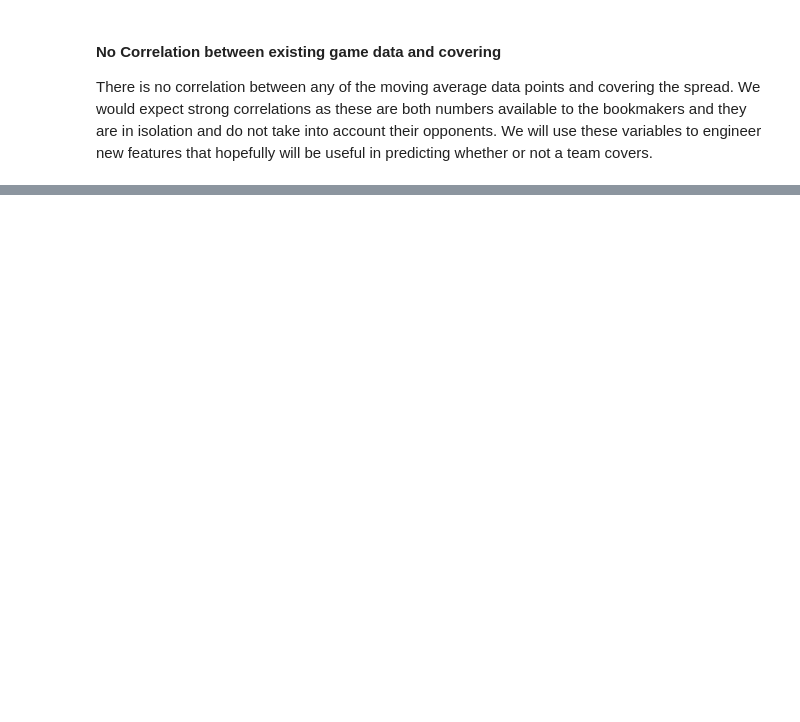
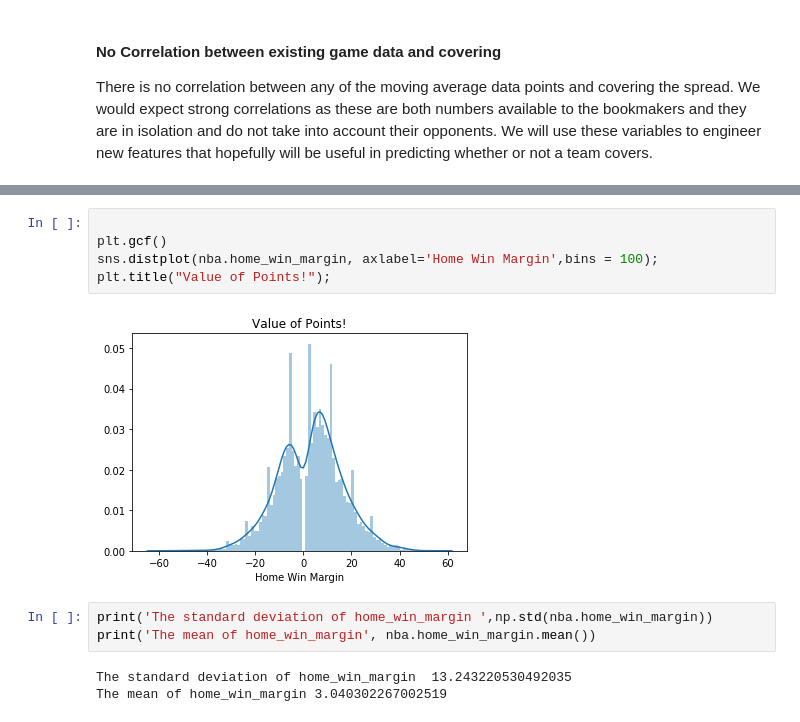
Before and after one commit to bryanco1966/Sports-Modeling, a Jupyter notebook: NBA_feature engineering.ipynb, the cells around one changed output, grey strips where cells are left out. Drawn from its saved outputs; the diff is of its cells as text; blank space fills up the shorter version.

```diff
--- a/NBA_feature engineering.ipynb
+++ b/NBA_feature engineering.ipynb
@@ -35,0 +89,13 @@ There is no correlation between any of the moving average data points and coveri
+# %%
+
+plt.gcf()
+sns.distplot(nba.home_win_margin, axlabel='Home Win Margin',bins = 100);
+plt.title("Value of Points!");
+# %% [output]
+[figure, added]
+# %%
+print('The standard deviation of home_win_margin ',np.std(nba.home_win_margin))
+print('The mean of home_win_margin', nba.home_win_margin.mean())
+# %% [output]
+The standard deviation of home_win_margin  13.243220530492035
+The mean of home_win_margin 3.040302267002519
```
Also changed, not shown: parts of 46 cells of this notebook, 11 other files.
